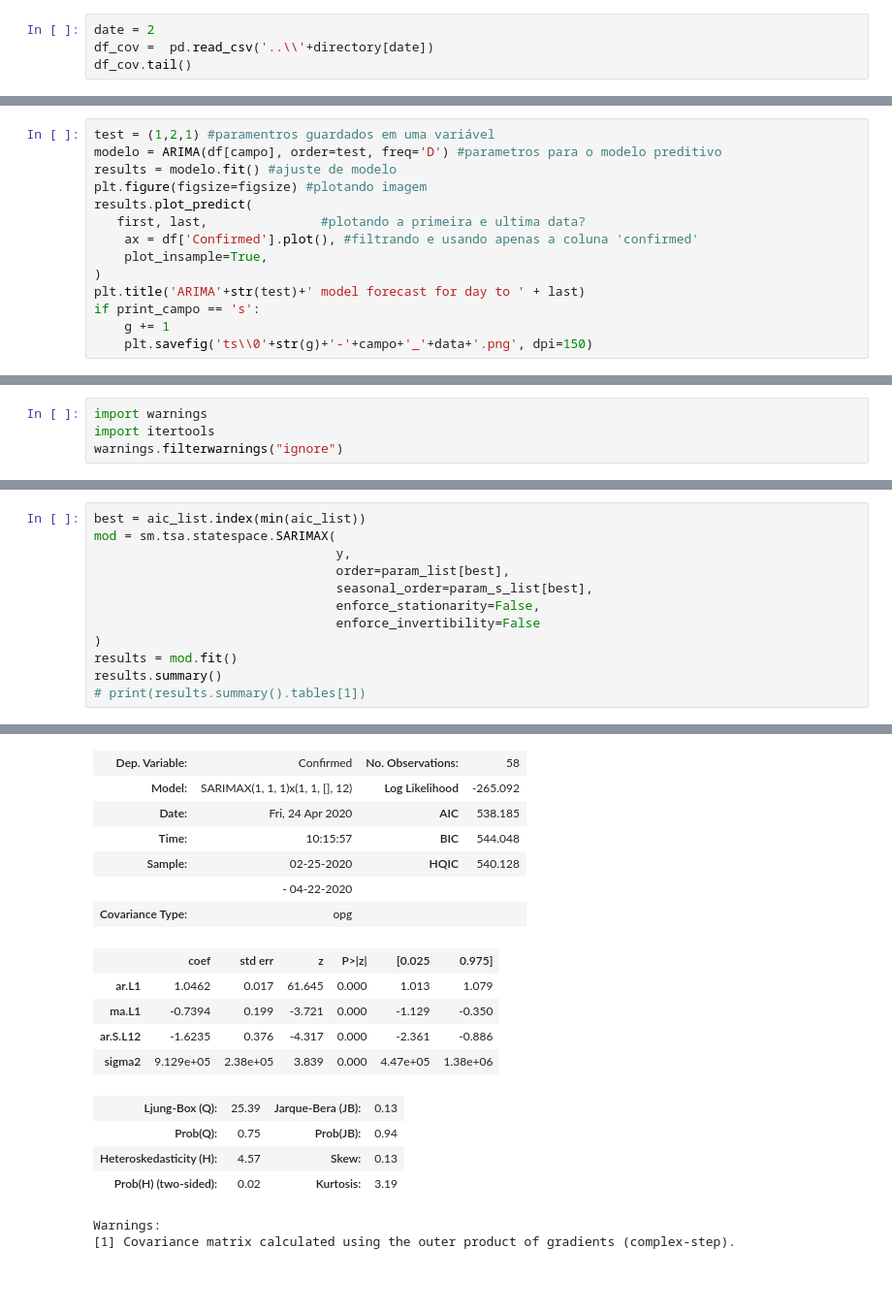
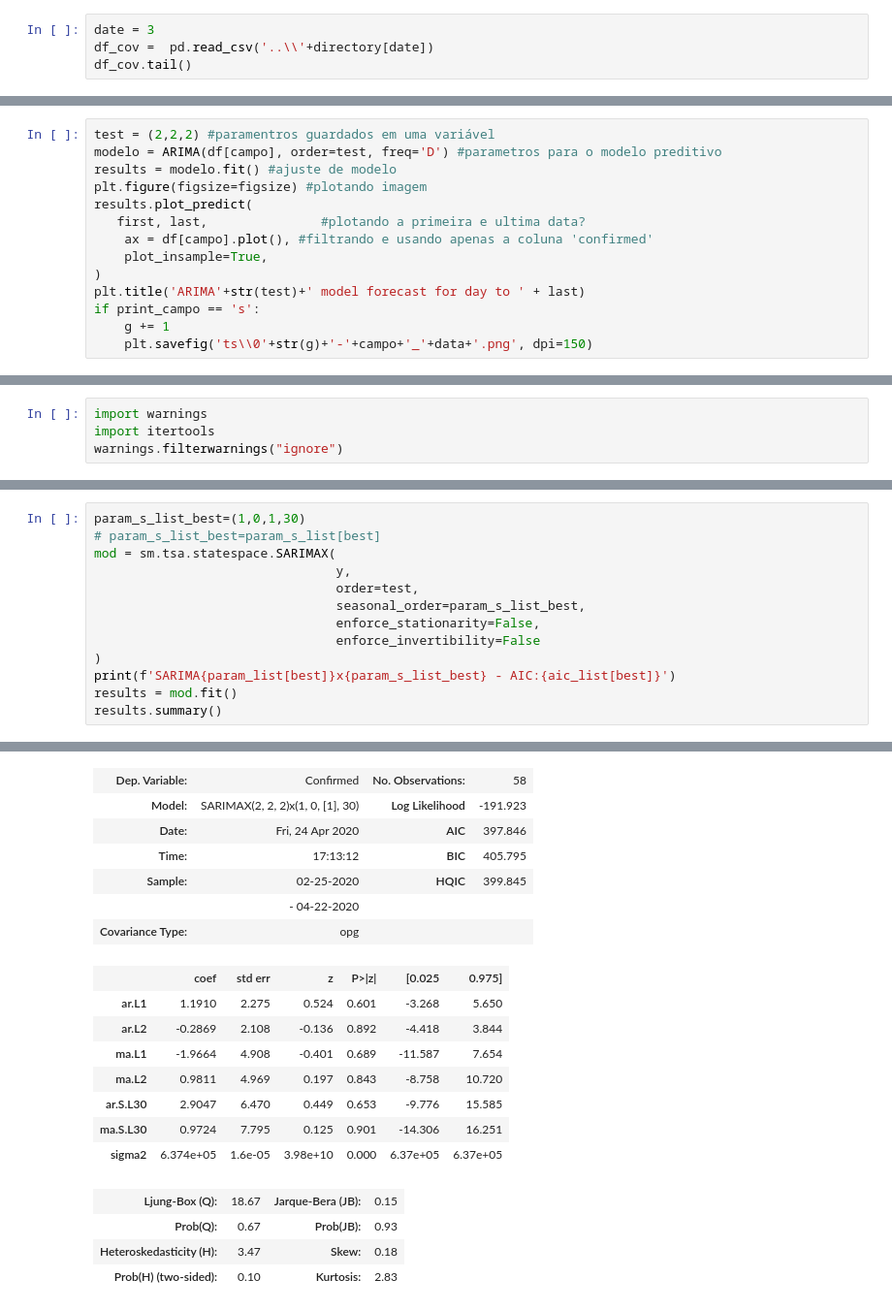
Before and after one commit to gfsilveira/covid, a Jupyter notebook: 02-Covid19-MunicipiosBR_TS.ipynb, the cells around one changed output, grey strips where cells are left out. Shown at 97% size. Cells and saved outputs as stored; diff of their text form; blank space fills up the shorter version.

```diff
--- a/02-Covid19-MunicipiosBR_TS.ipynb
+++ b/02-Covid19-MunicipiosBR_TS.ipynb
@@ -43,5 +44,5 @@ printLis(directory)
 # %%
-date = 2
+date = 3
 df_cov =  pd.read_csv('..\\'+directory[date])
 df_cov.tail()
 # %% [output]
@@ -315,11 +356,11 @@ ma.L2.D2.Confirmed     1.0000      0.075     13.392      0.000       0.854
 # %%
-test = (1,2,1) #paramentros guardados em uma variável
+test = (2,2,2) #paramentros guardados em uma variável
 modelo = ARIMA(df[campo], order=test, freq='D') #parametros para o modelo preditivo
 results = modelo.fit() #ajuste de modelo
 plt.figure(figsize=figsize) #plotando imagem
 results.plot_predict(
    first, last,               #plotando a primeira e ultima data?
-    ax = df['Confirmed'].plot(), #filtrando e usando apenas a coluna 'confirmed'
+    ax = df[campo].plot(), #filtrando e usando apenas a coluna 'confirmed'
     plot_insample=True,
 )
 plt.title('ARIMA'+str(test)+' model forecast for day to ' + last)
@@ -417,13 +468,14 @@ ARIMA(1, 1, 1)x(1, 1, 1, 12)12 - AIC:1236.0545820043253
 # %%
-best = aic_list.index(min(aic_list))
+param_s_list_best=(1,0,1,30)
+# param_s_list_best=param_s_list[best]
 mod = sm.tsa.statespace.SARIMAX(
                                 y,
-                                order=param_list[best],
-                                seasonal_order=param_s_list[best],
+                                order=test,
+                                seasonal_order=param_s_list_best,
                                 enforce_stationarity=False,
                                 enforce_invertibility=False
 )
+print(f'SARIMA{param_list[best]}x{param_s_list_best} - AIC:{aic_list[best]}')
 results = mod.fit()
 results.summary()
-# print(results.summary().tables[1])
 # %% [output]
@@ -431,18 +484,19 @@ SARIMAX Results
 | Dep. Variable: | Confirmed | No. Observations: | 58 |
-| Model: | SARIMAX(1, 1, 1)x(1, 1, [], 12) | Log Likelihood | -265.092 |
-| Date: | Fri, 24 Apr 2020 | AIC | 538.185 |
-| Time: | 10:15:57 | BIC | 544.048 |
-| Sample: | 02-25-2020 | HQIC | 540.128 |
+| Model: | SARIMAX(2, 2, 2)x(1, 0, [1], 30) | Log Likelihood | -191.923 |
+| Date: | Fri, 24 Apr 2020 | AIC | 397.846 |
+| Time: | 17:13:12 | BIC | 405.795 |
+| Sample: | 02-25-2020 | HQIC | 399.845 |
 |  | - 04-22-2020 |  |  |
 | Covariance Type: | opg |  |  |
 |  | coef | std err | z | P>|z| | [0.025 | 0.975] |
-| ar.L1 | 1.0462 | 0.017 | 61.645 | 0.000 | 1.013 | 1.079 |
-| ma.L1 | -0.7394 | 0.199 | -3.721 | 0.000 | -1.129 | -0.350 |
-| ar.S.L12 | -1.6235 | 0.376 | -4.317 | 0.000 | -2.361 | -0.886 |
-| sigma2 | 9.129e+05 | 2.38e+05 | 3.839 | 0.000 | 4.47e+05 | 1.38e+06 |
+| ar.L1 | 1.1910 | 2.275 | 0.524 | 0.601 | -3.268 | 5.650 |
+| ar.L2 | -0.2869 | 2.108 | -0.136 | 0.892 | -4.418 | 3.844 |
+| ma.L1 | -1.9664 | 4.908 | -0.401 | 0.689 | -11.587 | 7.654 |
+| ma.L2 | 0.9811 | 4.969 | 0.197 | 0.843 | -8.758 | 10.720 |
+| ar.S.L30 | 2.9047 | 6.470 | 0.449 | 0.653 | -9.776 | 15.585 |
+| ma.S.L30 | 0.9724 | 7.795 | 0.125 | 0.901 | -14.306 | 16.251 |
+| sigma2 | 6.374e+05 | 1.6e-05 | 3.98e+10 | 0.000 | 6.37e+05 | 6.37e+05 |
-| Ljung-Box (Q): | 25.39 | Jarque-Bera (JB): | 0.13 |
-| Prob(Q): | 0.75 | Prob(JB): | 0.94 |
-| Heteroskedasticity (H): | 4.57 | Skew: | 0.13 |
-| Prob(H) (two-sided): | 0.02 | Kurtosis: | 3.19 |
+| Ljung-Box (Q): | 18.67 | Jarque-Bera (JB): | 0.15 |
+| Prob(Q): | 0.67 | Prob(JB): | 0.93 |
+| Heteroskedasticity (H): | 3.47 | Skew: | 0.18 |
+| Prob(H) (two-sided): | 0.10 | Kurtosis: | 2.83 |
-Warnings:
-[1] Covariance matrix calculated using the outer product of gradients (complex-step).
```
Also changed, not shown: parts of 17 cells of this notebook, 16 other files.
